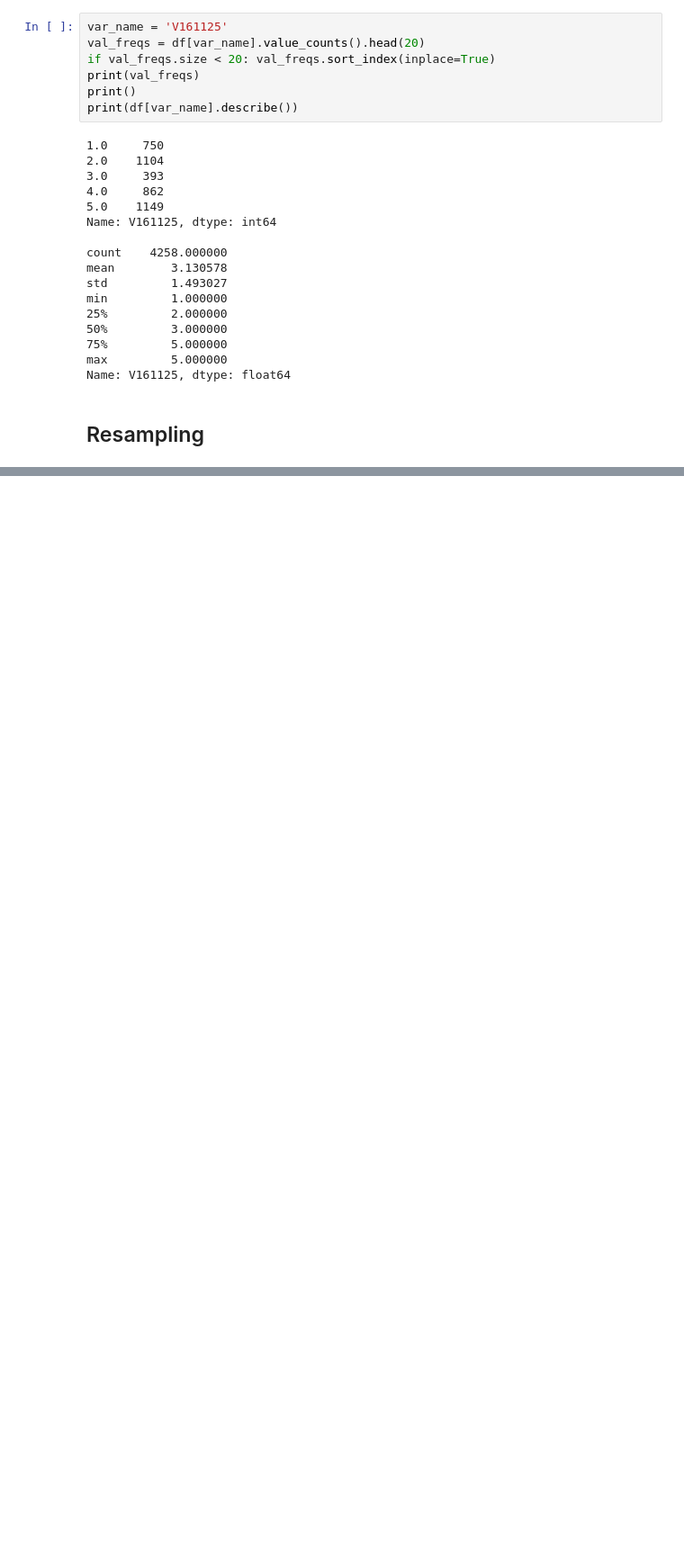
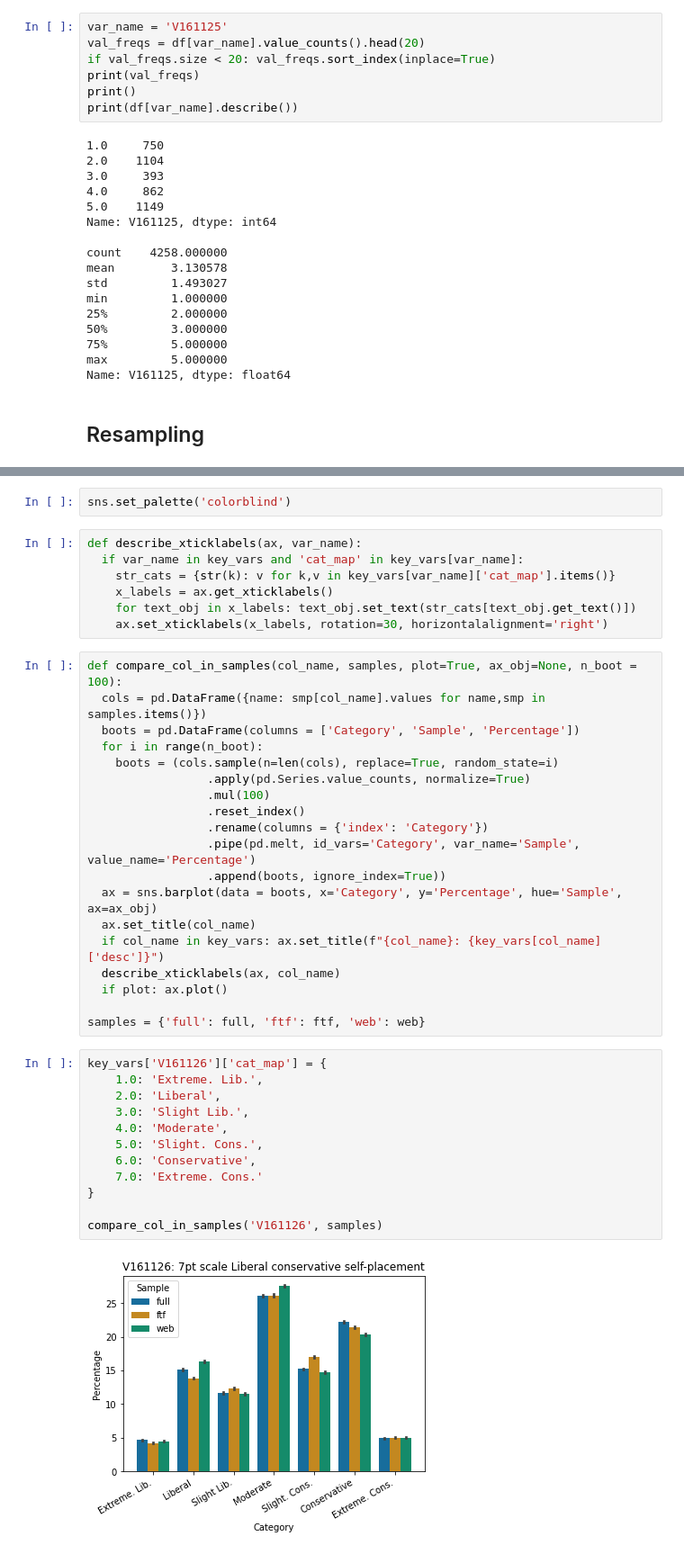
Before and after one commit to AustinVes/Voter_Emotions, a Jupyter notebook: main.ipynb, the cells around one changed output, grey strips where cells are left out. Shown: that part at 90% size. Drawn from its saved outputs; the diff is of its cells as text; blank space fills up the shorter version.

```diff
--- a/main.ipynb
+++ b/main.ipynb
@@ -311,0 +311,42 @@ pre_web_resamples = [df.sample(n=len(df), replace=True, weights=df['V160101w'],
+# %%
+sns.set_palette('colorblind')
+# %%
+def describe_xticklabels(ax, var_name):
+  if var_name in key_vars and 'cat_map' in key_vars[var_name]:
+    str_cats = {str(k): v for k,v in key_vars[var_name]['cat_map'].items()}
+    x_labels = ax.get_xticklabels()
+    for text_obj in x_labels: text_obj.set_text(str_cats[text_obj.get_text()])
+    ax.set_xticklabels(x_labels, rotation=30, horizontalalignment='right')
+# %%
+def compare_col_in_samples(col_name, samples, plot=True, ax_obj=None, n_boot = 100):
+  cols = pd.DataFrame({name: smp[col_name].values for name,smp in samples.items()})
+  boots = pd.DataFrame(columns = ['Category', 'Sample', 'Percentage'])
+  for i in range(n_boot):
+    boots = (cols.sample(n=len(cols), replace=True, random_state=i)
+                 .apply(pd.Series.value_counts, normalize=True)
+                 .mul(100)
+                 .reset_index()
+                 .rename(columns = {'index': 'Category'})
+                 .pipe(pd.melt, id_vars='Category', var_name='Sample', value_name='Percentage')
+                 .append(boots, ignore_index=True))
+  ax = sns.barplot(data = boots, x='Category', y='Percentage', hue='Sample', ax=ax_obj)
+  ax.set_title(col_name)
+  if col_name in key_vars: ax.set_title(f"{col_name}: {key_vars[col_name]['desc']}")
+  describe_xticklabels(ax, col_name)
+  if plot: ax.plot()
+
+samples = {'full': full, 'ftf': ftf, 'web': web}
+# %%
+key_vars['V161126']['cat_map'] = {
+    1.0: 'Extreme. Lib.',
+    2.0: 'Liberal',
+    3.0: 'Slight Lib.',
+    4.0: 'Moderate',
+    5.0: 'Slight. Cons.',
+    6.0: 'Conservative',
+    7.0: 'Extreme. Cons.'
+}
+
+compare_col_in_samples('V161126', samples)
+# %% [output]
+[figure, added]
```
Also changed, not shown: parts of 13 cells of this notebook.
